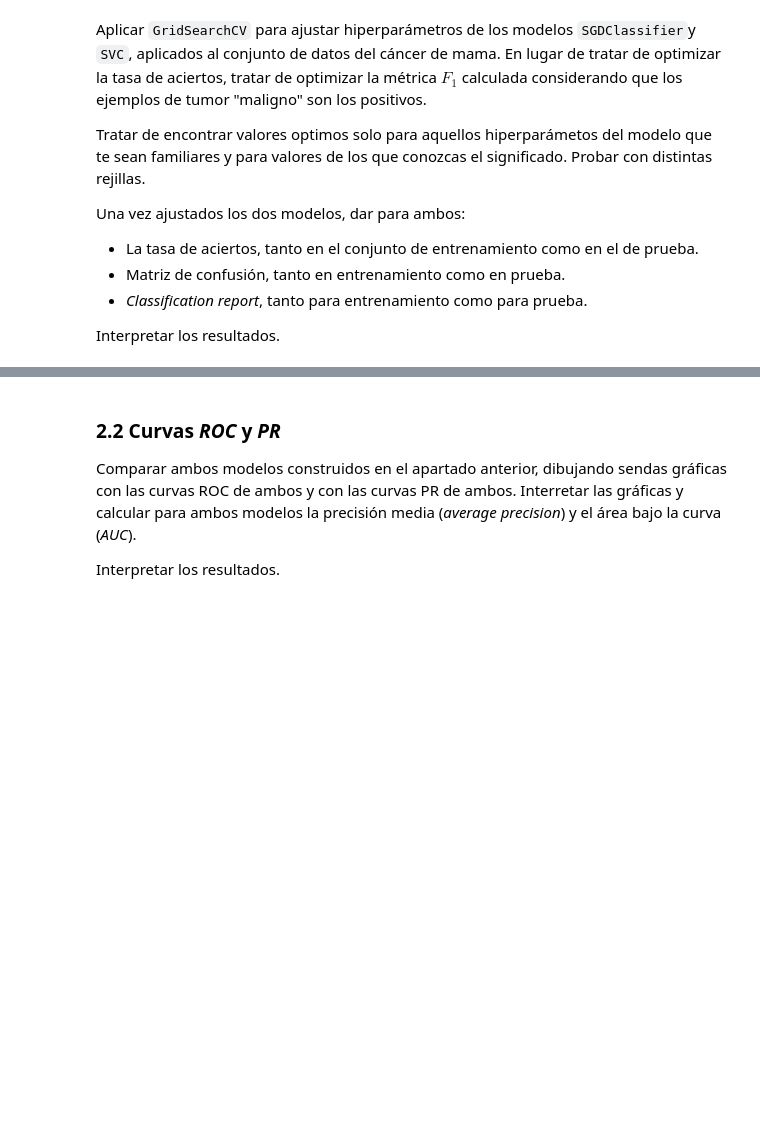
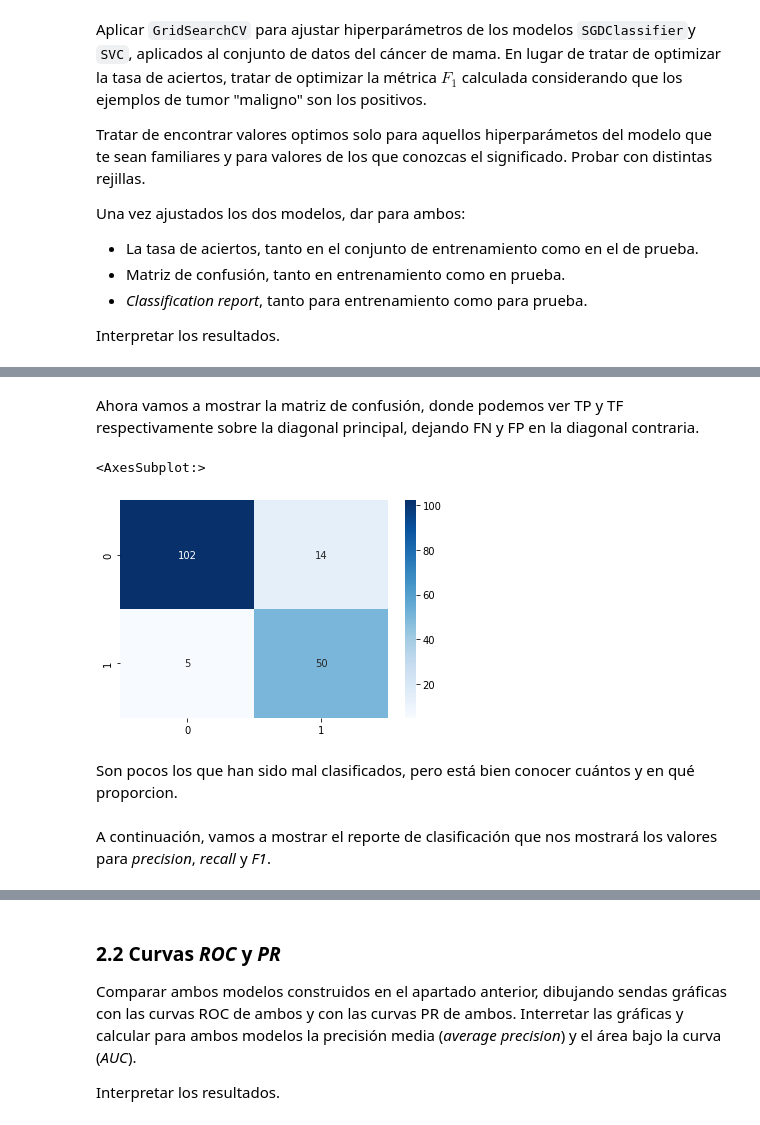
Before and after one commit to serrodcal-MII/AA-07-ModelAssessment, a Jupyter notebook: Ejercicio evaluacion de modelos.ipynb, the cells around one changed output, grey strips where cells are left out. Saved outputs shown, nothing was run; the diff lists cells and outputs as text; code cells hidden in the pictures; blank space fills up the shorter version.

```diff
--- a/Ejercicio evaluacion de modelos.ipynb
+++ b/Ejercicio evaluacion de modelos.ipynb
@@ -104,0 +149,2 @@ En los datos del cáncer de mama, la clase 0 se corresponde con *maligno* y la c
+# %%
+X_train, X_test, y_train, y_test = train_test_split(cancer.data, 1-cancer.target, test_size=0.3, random_state=7)
@@ -118,0 +175,18 @@ Interpretar los resultados.
+# %%
+from sklearn.model_selection import GridSearchCV
+from sklearn.linear_model import SGDClassifier
+
+param_grid = {
+    'alpha': [0.001, 0.01, 0.1, 1, 10],
+    'loss':  ['hinge', 'log', 'modified_huber'],
+    'penalty' : ['none', 'l1', 'l2',],
+    'max_iter': [1000]
+}
+
+gscv_sdgc = GridSearchCV(SGDClassifier(), param_grid=param_grid, cv=5, return_train_score=True).fit(X_train, y_train)
+y_predict = gscv_sdgc.predict(X_test)
+f1 = f1_score(y_test, y_predict)
+score = gscv_sdgc.score(X_test, y_test)
+
+print('SGDClassifier F1: {:.3f}'.format(f1))
+print('SGDClassifier score: {:.3f}'.format(score))
@@ -118,0 +200,16 @@ Interpretar los resultados.
+# %% [markdown]
+Ahora vamos a mostrar la matriz de confusión, donde podemos ver TP y TF respectivamente sobre la diagonal principal, dejando FN y FP en la diagonal contraria.
+# %%
+import seaborn as sn
+from sklearn.metrics import confusion_matrix
+
+cm = confusion_matrix(y_test, y_predict)
+
+sn.heatmap(cm, annot=True, cmap='Blues', fmt='g')
+# %% [output]
+<AxesSubplot:>
+[figure, added]
+# %% [markdown]
+Son pocos los que han sido mal clasificados, pero está bien conocer cuántos y en qué proporcion.
+# %% [markdown]
+A continuación, vamos a mostrar el reporte de clasificación que nos mostrará los valores para _precision_, _recall_ y _F1_.
```
Also changed, not shown: parts of 38 cells of this notebook.
